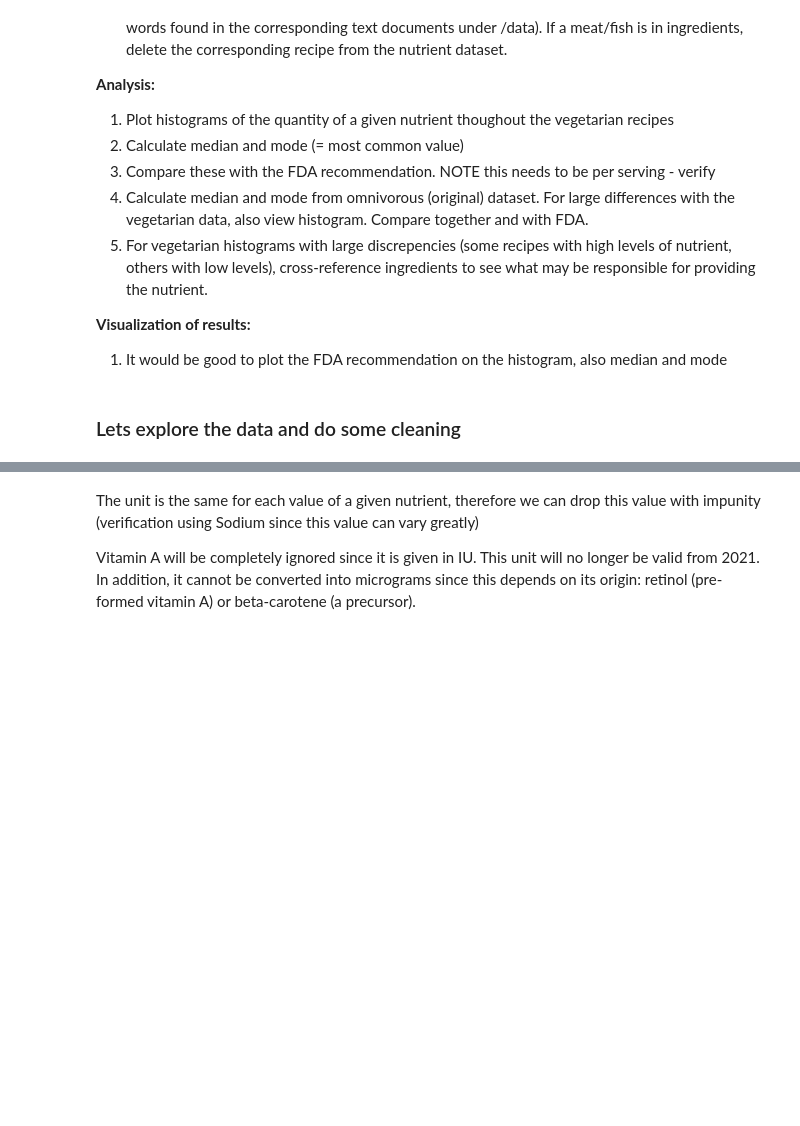
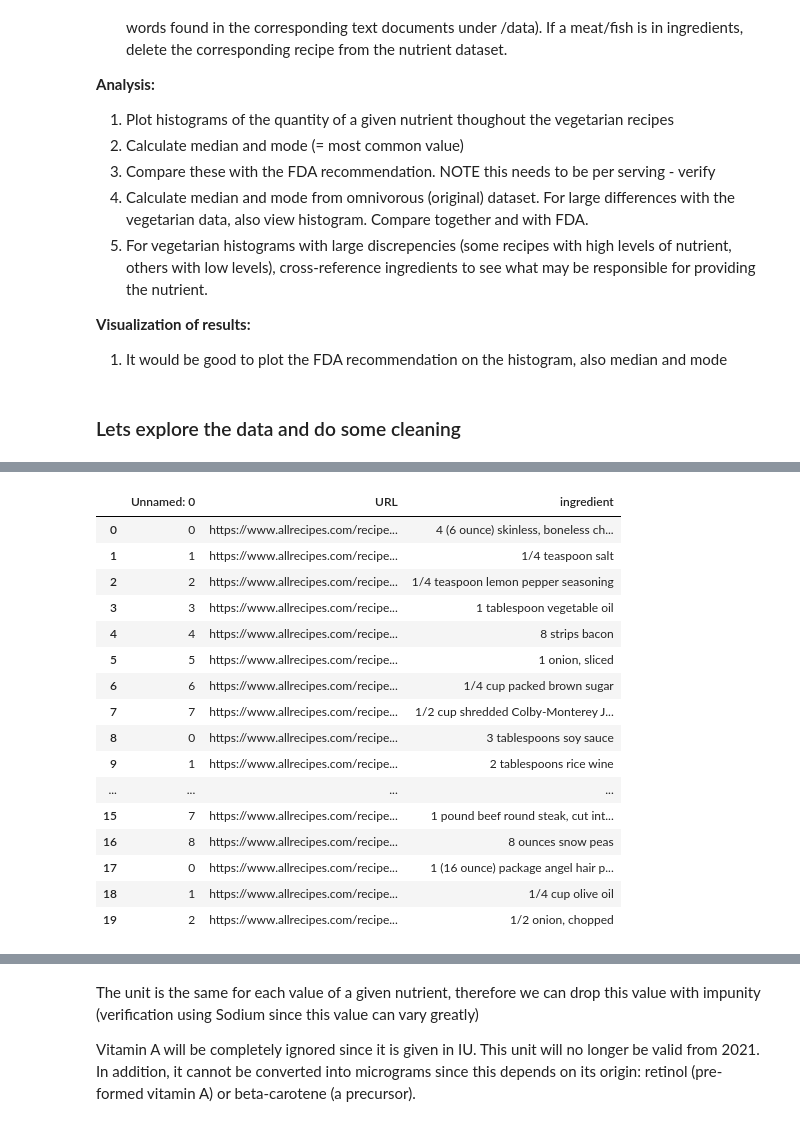
Before and after one commit to strefele/ADA2018-Project, a Jupyter notebook: Data_Analysis.ipynb, the cells around one changed output, grey strips where cells are left out. Drawn from its saved outputs; the diff is of its cells as text; code cells hidden in the pictures; blank space fills up the shorter version.

```diff
--- a/Data_Analysis.ipynb
+++ b/Data_Analysis.ipynb
@@ -47,0 +48,20 @@ dinner_nutrients_df.head(20)
+# %%
+dinner_ingredients_df.head(20)
+# %% [output]
+|  | Unnamed: 0 | URL | ingredient |
+| 0 | 0 | https://www.allrecipes.com/recipe... | 4 (6 ounce) skinless, boneless ch... |
+| 1 | 1 | https://www.allrecipes.com/recipe... | 1/4 teaspoon salt |
+| 2 | 2 | https://www.allrecipes.com/recipe... | 1/4 teaspoon lemon pepper seasoning |
+| 3 | 3 | https://www.allrecipes.com/recipe... | 1 tablespoon vegetable oil |
+| 4 | 4 | https://www.allrecipes.com/recipe... | 8 strips bacon |
+| 5 | 5 | https://www.allrecipes.com/recipe... | 1 onion, sliced |
+| 6 | 6 | https://www.allrecipes.com/recipe... | 1/4 cup packed brown sugar |
+| 7 | 7 | https://www.allrecipes.com/recipe... | 1/2 cup shredded Colby-Monterey J... |
+| 8 | 0 | https://www.allrecipes.com/recipe... | 3 tablespoons soy sauce |
+| 9 | 1 | https://www.allrecipes.com/recipe... | 2 tablespoons rice wine |
+| ... | ... | ... | ... |
+| 15 | 7 | https://www.allrecipes.com/recipe... | 1 pound beef round steak, cut int... |
+| 16 | 8 | https://www.allrecipes.com/recipe... | 8 ounces snow peas |
+| 17 | 0 | https://www.allrecipes.com/recipe... | 1 (16 ounce) package angel hair p... |
+| 18 | 1 | https://www.allrecipes.com/recipe... | 1/4 cup olive oil |
+| 19 | 2 | https://www.allrecipes.com/recipe... | 1/2 onion, chopped |
```
Also changed, not shown: parts of 14 cells of this notebook.
